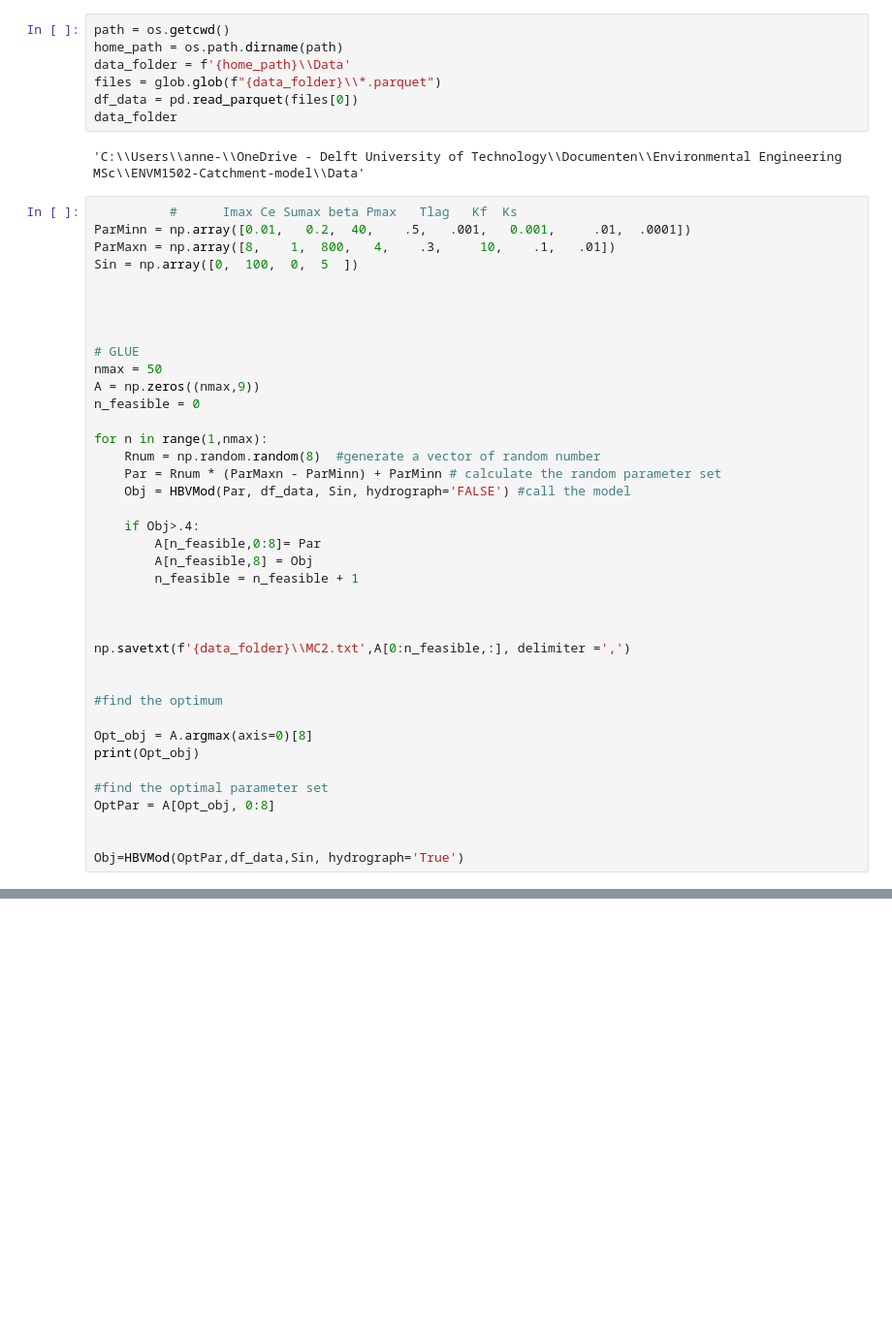
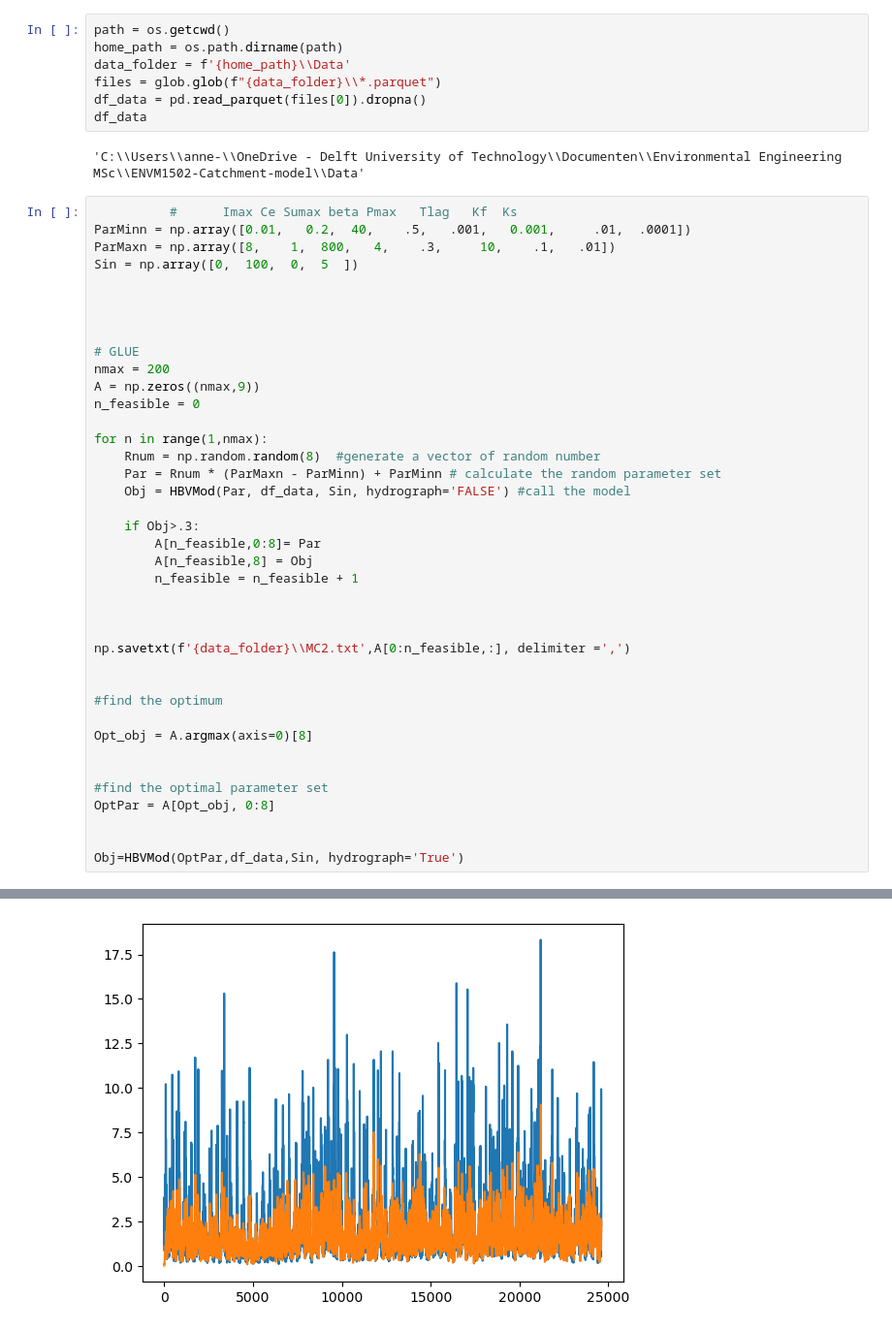
Before and after one commit to Daafip/ENVM1502-Catchment-model, a Jupyter notebook: Python files/3.2 Lumped model.ipynb, the cells around one changed output, grey strips where cells are left out. Shown at 97% size. Drawn from its saved outputs; the diff is of its cells as text; blank space fills up the shorter version.

```diff
--- a/Python files/3.2 Lumped model.ipynb
+++ b/Python files/3.2 Lumped model.ipynb
@@ -184,8 +184,8 @@ path = os.getcwd()
 home_path = os.path.dirname(path)
 data_folder = f'{home_path}\\Data'
 files = glob.glob(f"{data_folder}\\*.parquet")
-df_data = pd.read_parquet(files[0])
-data_folder
+df_data = pd.read_parquet(files[0]).dropna()
+df_data
 # %% [output]
 'C:\\Users\\anne-\\OneDrive - Delft University of Technology\\Documenten\\Environmental Engineering MSc\\ENVM1502-Catchment-model\\Data'
 # %%
@@ -198,7 +198,7 @@ Sin = np.array([0,  100,  0,  5  ])
 
 
 # GLUE
-nmax = 50
+nmax = 200
 A = np.zeros((nmax,9))
 n_feasible = 0
 
@@ -207,7 +207,7 @@ for n in range(1,nmax):
     Par = Rnum * (ParMaxn - ParMinn) + ParMinn # calculate the random parameter set
     Obj = HBVMod(Par, df_data, Sin, hydrograph='FALSE') #call the model
 
-    if Obj>.4:
+    if Obj>.3:
         A[n_feasible,0:8]= Par
         A[n_feasible,8] = Obj
         n_feasible = n_feasible + 1
@@ -220,7 +220,7 @@ np.savetxt(f'{data_folder}\\MC2.txt',A[0:n_feasible,:], delimiter =',')
 #find the optimum
 
 Opt_obj = A.argmax(axis=0)[8]
-print(Opt_obj)
+
 
 #find the optimal parameter set
 OptPar = A[Opt_obj, 0:8]
@@ -233,3 +231,4 @@ IndexError: index 0 is out of bounds for axis 0 with size 0
+[figure, added]
 # %%
 Sin= np.array([0,  100,  0,  5  ])
 
```
Also changed, not shown: parts of 3 cells of this notebook, 3 other files.
